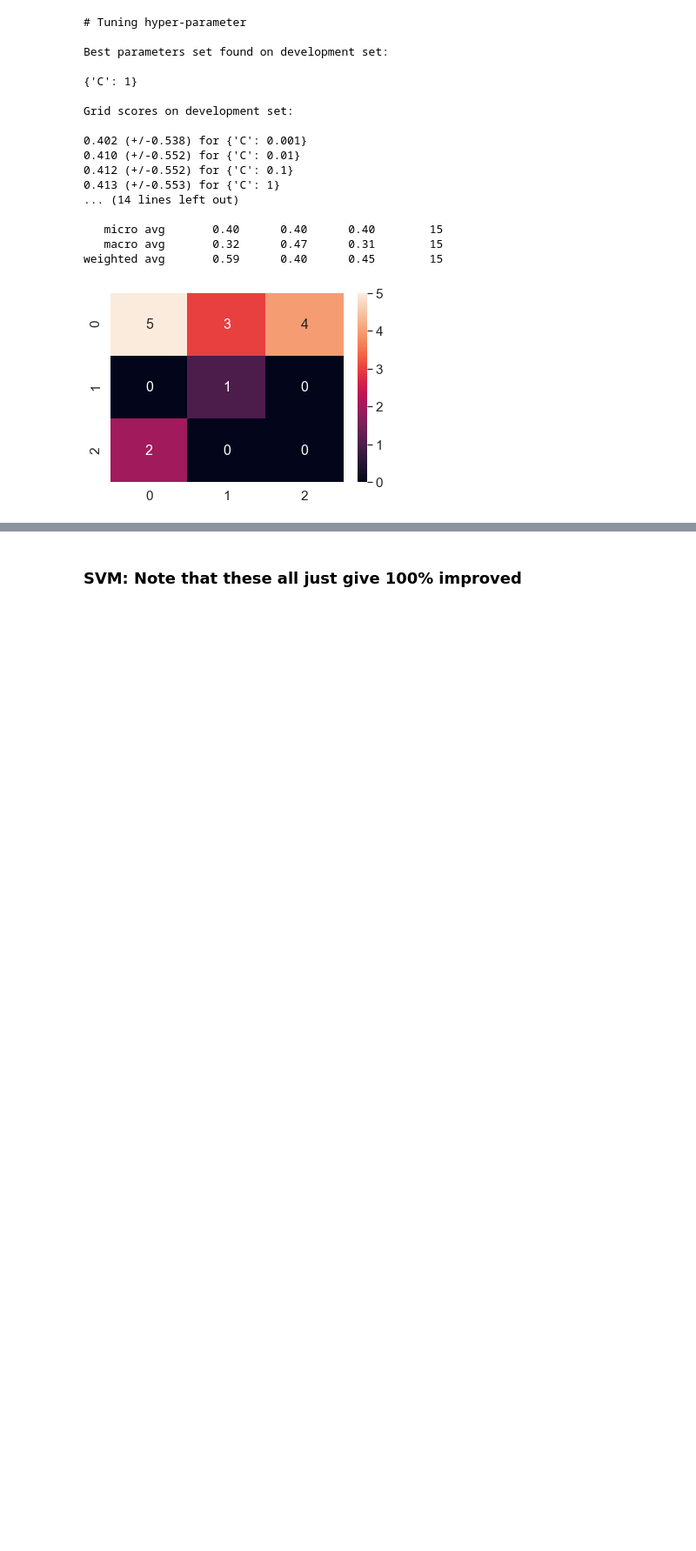
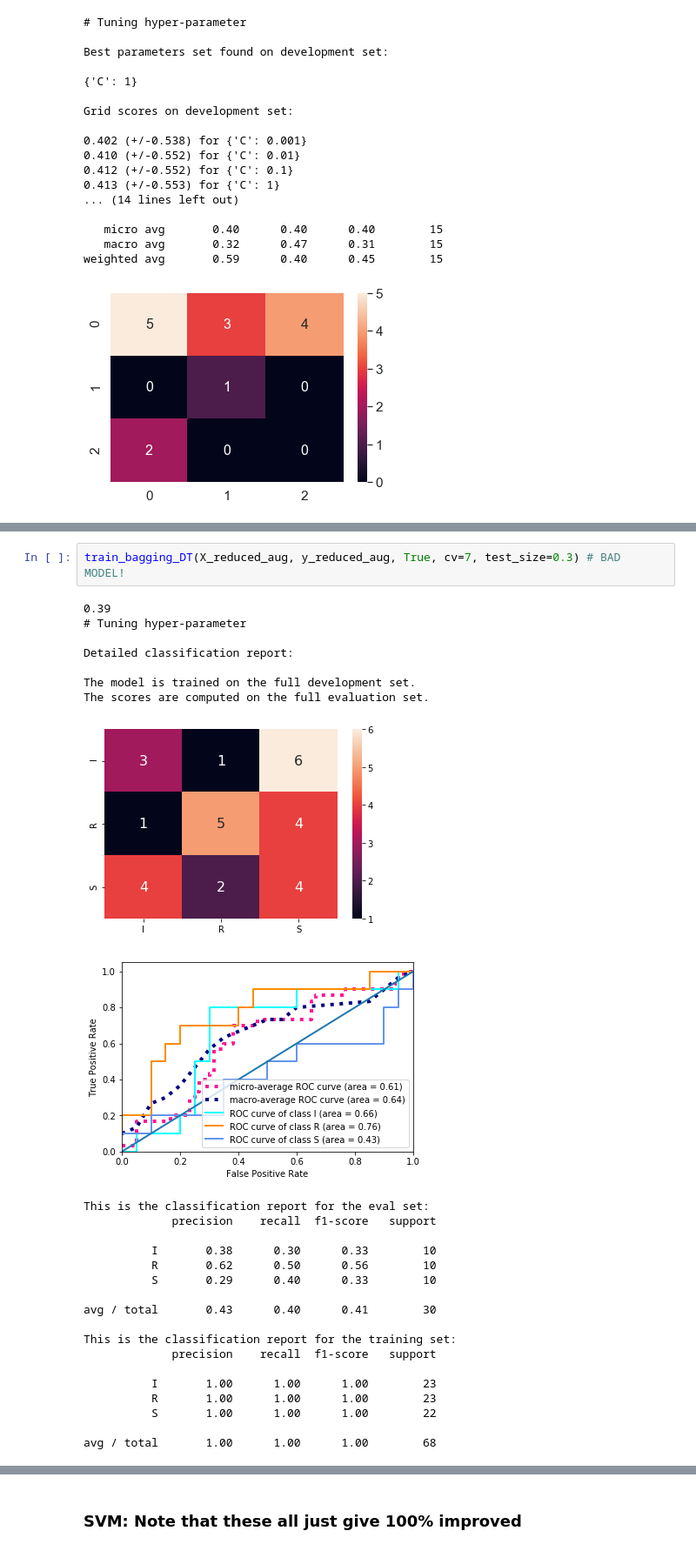
Before and after one commit to jatron/crmo-diagnosis-using-mri, a Jupyter notebook: inception/Inception CNN retraining.ipynb, the cells around one changed output, grey strips where cells are left out. Shown at 87% size. Cells and saved outputs as stored; diff of their text form; blank space fills up the shorter version.

```diff
--- a/inception/Inception CNN retraining.ipynb
+++ b/inception/Inception CNN retraining.ipynb
@@ -933,0 +1024,29 @@ weighted avg       0.59      0.40      0.45        15
+# %%
+train_bagging_DT(X_reduced_aug, y_reduced_aug, True, cv=7, test_size=0.3) # BAD MODEL!
+# %% [output]
+0.39
+# Tuning hyper-parameter
+
+Detailed classification report:
+
+The model is trained on the full development set.
+The scores are computed on the full evaluation set.
+[figure, added]
+[figure, added]
+This is the classification report for the eval set:
+             precision    recall  f1-score   support
+
+          I       0.38      0.30      0.33        10
+          R       0.62      0.50      0.56        10
+          S       0.29      0.40      0.33        10
+
+avg / total       0.43      0.40      0.41        30
+
+This is the classification report for the training set:
+             precision    recall  f1-score   support
+
+          I       1.00      1.00      1.00        23
+          R       1.00      1.00      1.00        23
+          S       1.00      1.00      1.00        22
+
+avg / total       1.00      1.00      1.00        68
```
Also changed, not shown: parts of 9 cells of this notebook, 6 other files.
